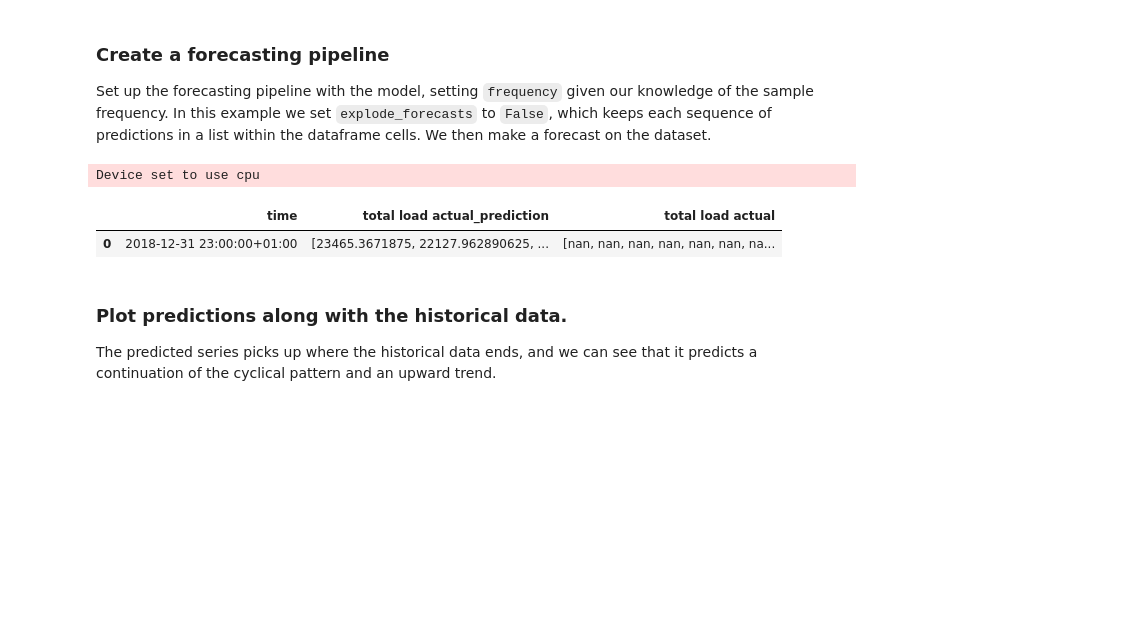
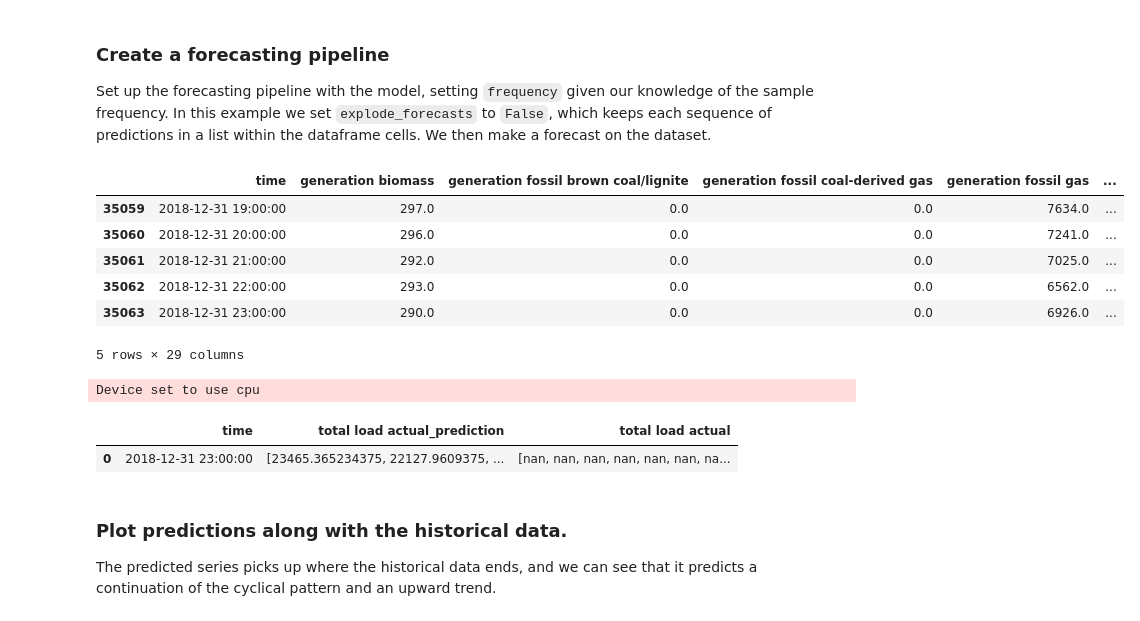
Before and after one commit to Stressed-by-a-mountain-of-codes/Add-Subtract-Days-from-Date, a Jupyter notebook: recipes/Time_Series/Time_Series_Getting_Started.ipynb, the cells around one changed output. Cells and saved outputs as stored; diff of their text form; code cells hidden in the pictures; blank space fills up the shorter version.

```diff
--- a/recipes/Time_Series/Time_Series_Getting_Started.ipynb
+++ b/recipes/Time_Series/Time_Series_Getting_Started.ipynb
@@ -46,4 +46,6 @@ from tsfm_public.toolkit.visualization import plot_predictions
 
 We'll work with a dataset of hourly electrical demand, generation by type, and weather in Spain. This dataset was originally available from Kaggle. To simplify access to the data, we will make use of the ([energy consumption](https://huggingface.co/datasets/vitaliy-sharandin/energy-consumption-hourly-spain) and [weather](https://huggingface.co/datasets/vitaliy-sharandin/energy-consumption-weather-hourly-spain)) datasets on Hugging Face.
 # %%
-DATA_FILE_PATH = "hf://datasets/vitaliy-sharandin/energy-consumption-hourly-spain/energy_dataset.csv"
+!wget https://huggingface.co/datasets/vitaliy-sharandin/energy-consumption-hourly-spain/resolve/main/energy_dataset.csv -O energy_dataset.csv
+
+DATA_FILE_PATH = "energy_dataset.csv"
@@ -110,27 +122,56 @@ zeroshot_model = TinyTimeMixerForPrediction.from_pretrained(
 ### Create a forecasting pipeline
 
 Set up the forecasting pipeline with the model, setting `frequency` given our knowledge of the sample frequency. In this example we set `explode_forecasts` to `False`, which keeps each sequence of predictions in a list within the dataframe cells. We then make a forecast on the dataset.
-# %%
-# Create a pipeline.
-device = "cuda" if torch.cuda.is_available() else "cpu"
-
-pipeline = TimeSeriesForecastingPipeline(
-    zeroshot_model,
-    timestamp_column=timestamp_column,
-    id_columns=[],
-    target_columns=target_columns,
-    explode_forecasts=False,
-    freq="h",
-    device=device,  # Specify your local GPU or CPU.
-)
-
-# Make a forecast on the target column given the input data.
-zeroshot_forecast = pipeline(input_df)
-zeroshot_forecast.tail()
-# %% [output]
-Device set to use cpu
-|  | time | total load actual_prediction | total load actual |
-| 0 | 2018-12-31 23:00:00+01:00 | [23465.3671875, 22127.962890625, ... | [nan, nan, nan, nan, nan, nan, na... |
+# %%
+# --- FIX DATAFRAME BEFORE FORECASTING ---
+
+# 1. Ensure timestamp is parsed correctly and remove timezone if present
+input_df[timestamp_column] = pd.to_datetime(input_df[timestamp_column], errors='coerce')
+input_df[timestamp_column] = input_df[timestamp_column].dt.tz_localize(None)
+
+# 2. Clean all column names (strip spaces, normalize)
+input_df.columns = input_df.columns.str.strip()
+
+# 3. Forward fill all missing values (especially in target column)
+input_df[target_columns] = input_df[target_columns].ffill()
+
+# 4. Make sure we still use the last `context_length` rows
+input_df = input_df.iloc[-context_length:, :]
+
+# 5. Display cleaned dataframe (optional)
+display(input_df.tail())
+
+
+# --- CREATE FORECASTING PIPELINE ---
+
+device = "cuda" if torch.cuda.is_available() else "cpu"
+
+pipeline = TimeSeriesForecastingPipeline(
+    zeroshot_model,
+    timestamp_column=timestamp_column,
+    id_columns=[],
+    target_columns=target_columns,
+    explode_forecasts=False,
+    freq="h",
+    device=device,
+)
+
+# --- RUN FORECAST ---
+zeroshot_forecast = pipeline(input_df)
+
+# Show last rows of prediction output
+zeroshot_forecast.tail()
+# %% [output]
+|  | time | generation biomass | generation fossil brown coal/lignite | generation fossil coal-derived gas | generation fossil gas | ... |
+| 35059 | 2018-12-31 19:00:00 | 297.0 | 0.0 | 0.0 | 7634.0 | ... |
+| 35060 | 2018-12-31 20:00:00 | 296.0 | 0.0 | 0.0 | 7241.0 | ... |
+| 35061 | 2018-12-31 21:00:00 | 292.0 | 0.0 | 0.0 | 7025.0 | ... |
+| 35062 | 2018-12-31 22:00:00 | 293.0 | 0.0 | 0.0 | 6562.0 | ... |
+| 35063 | 2018-12-31 23:00:00 | 290.0 | 0.0 | 0.0 | 6926.0 | ... |
+5 rows × 29 columns
+Device set to use cpu
+|  | time | total load actual_prediction | total load actual |
+| 0 | 2018-12-31 23:00:00 | [23465.365234375, 22127.9609375, ... | [nan, nan, nan, nan, nan, nan, na... |
 # %% [markdown]
 ### Plot predictions along with the historical data.
 
```
Also changed, not shown: parts of 3 cells of this notebook.
